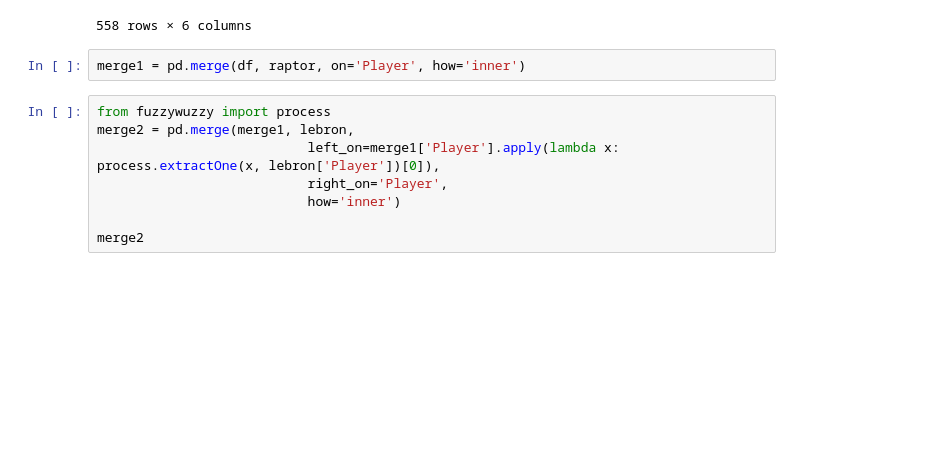
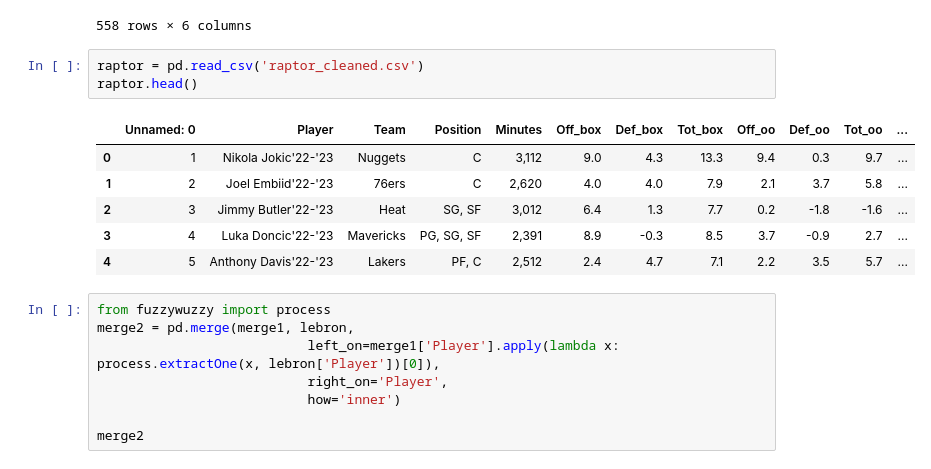
Before and after one commit to JadenFaste/STA141B-Project, a Jupyter notebook: Project.ipynb, the cells around one changed output. Cells and saved outputs as stored; diff of their text form; blank space fills up the shorter version.

Commit message:
Added more graphs and raptor

```diff
--- a/Project.ipynb
+++ b/Project.ipynb
@@ -1586,8 +1726,16 @@ df
 | 557 | Cody Zeller | C | 31 | NOP | 12.8 | 0.8 |
 | 558 | Ivica Zubac | C | 26 | LAC | 18.6 | 5.3 |
 558 rows × 6 columns
-# %%
-merge1 = pd.merge(df, raptor, on='Player', how='inner')
+# %%
+raptor = pd.read_csv('raptor_cleaned.csv')
+raptor.head()
+# %% [output]
+|  | Unnamed: 0 | Player | Team | Position | Minutes | Off_box | Def_box | Tot_box | Off_oo | Def_oo | Tot_oo | ... |
+| 0 | 1 | Nikola Jokic'22-'23 | Nuggets | C | 3,112 | 9.0 | 4.3 | 13.3 | 9.4 | 0.3 | 9.7 | ... |
+| 1 | 2 | Joel Embiid'22-'23 | 76ers | C | 2,620 | 4.0 | 4.0 | 7.9 | 2.1 | 3.7 | 5.8 | ... |
+| 2 | 3 | Jimmy Butler'22-'23 | Heat | SG, SF | 3,012 | 6.4 | 1.3 | 7.7 | 0.2 | -1.8 | -1.6 | ... |
+| 3 | 4 | Luka Doncic'22-'23 | Mavericks | PG, SG, SF | 2,391 | 8.9 | -0.3 | 8.5 | 3.7 | -0.9 | 2.7 | ... |
+| 4 | 5 | Anthony Davis'22-'23 | Lakers | PF, C | 2,512 | 2.4 | 4.7 | 7.1 | 2.2 | 3.5 | 5.7 | ... |
 # %%
 from fuzzywuzzy import process
 merge2 = pd.merge(merge1, lebron,
```
Also changed, not shown: parts of 4 cells of this notebook, 1 other file.
